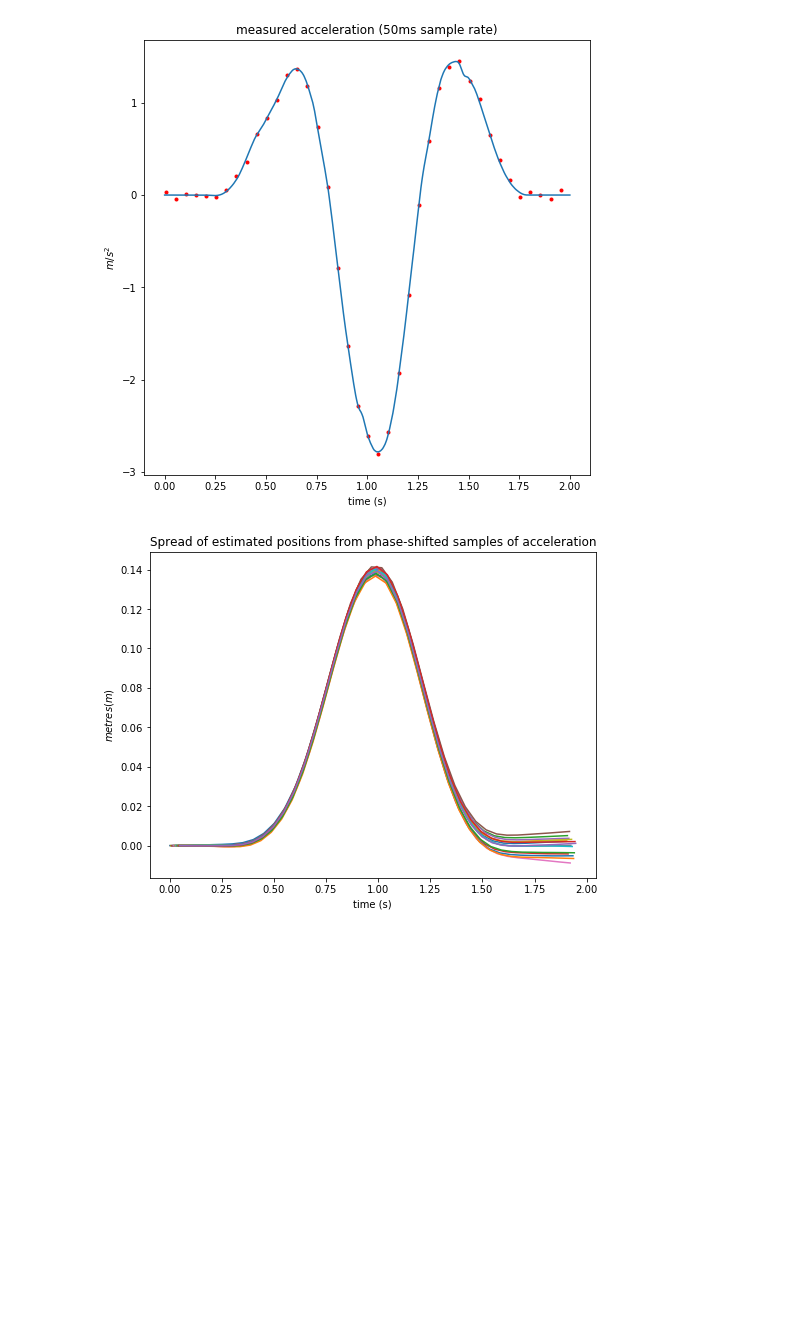
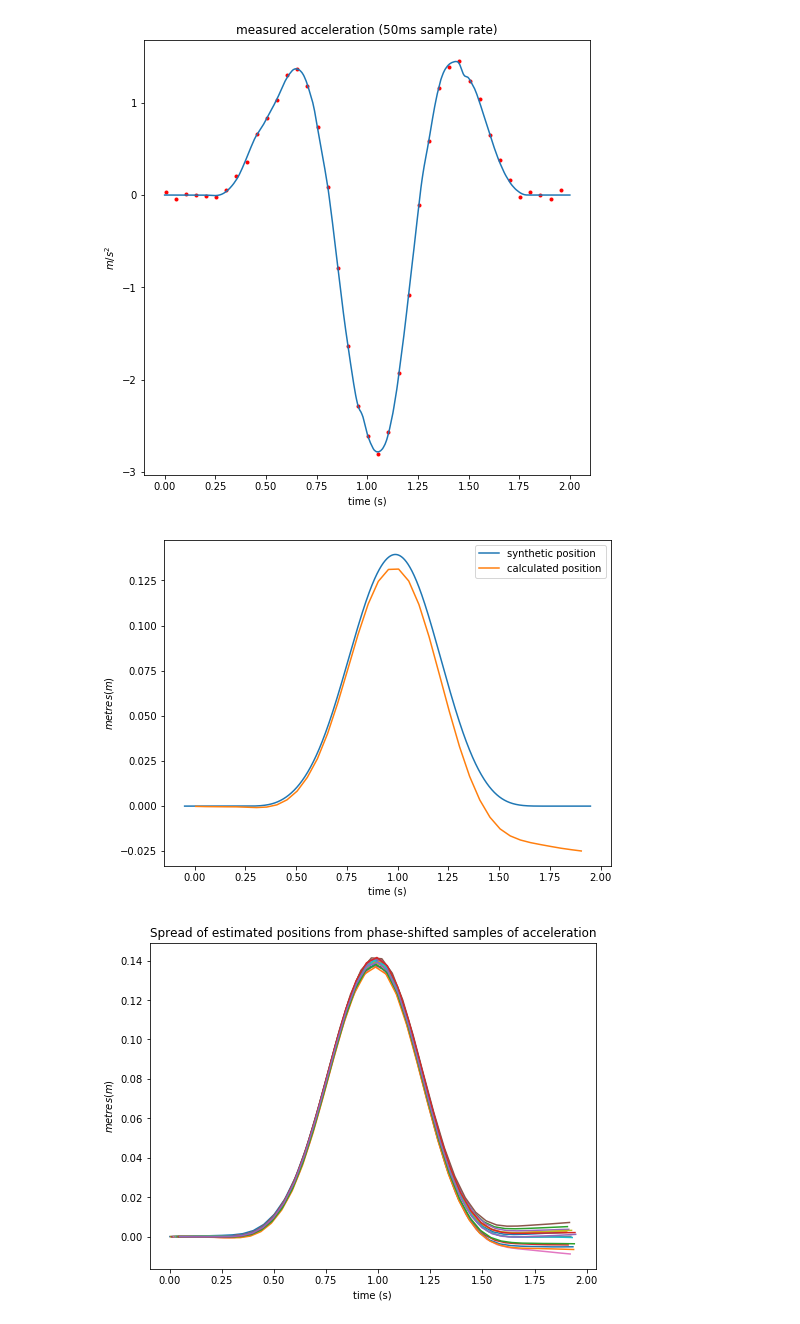
Before and after one commit to BeckaLawson/FootClearanceEstimation, a Jupyter notebook: notebooks/GenerateSimulateMotion.ipynb, the cells around one changed output. Saved outputs shown, nothing was run; the diff lists cells and outputs as text; code cells hidden in the pictures; blank space fills up the shorter version.

Commit message:
add mew figure of single reconstruction

```diff
--- a/notebooks/GenerateSimulateMotion.ipynb
+++ b/notebooks/GenerateSimulateMotion.ipynb
@@ -109,6 +109,23 @@ plt.ylabel("$m/s^2$")
 plt.title("measured acceleration (%dms sample rate)" % int(0.1*subsamplerate));
 # %% [output]
 [figure]
+# %%
+# Now consider the same data but with many different
+# sampling phases with sensor noise added
+plt.figure(figsize=(8,6), facecolor="white")
+subsamplerate = 500
+startsample = 45
+sacc = samplecurve(subsamplerate=subsamplerate, startsample=startsample, noisestd=0.05, precision=0.01)
+sacc["v"] = (sacc.a*sacc.t.diff().shift(-1)).cumsum()
+sacc["x"] = (sacc.v*sacc.t.diff().shift(-1)).cumsum()
+plt.plot(px.t - 0.05, px.x, label="synthetic position")
+plt.plot(sacc.t, sacc.x, label="calculated position")
+plt.xlabel("time (s)")
+plt.ylabel("$metres (m)$")
+plt.legend()
+None
+# %% [output]
+[figure, added]
 # %%
 # Now consider the same data but with many different
 # sampling phases with sensor noise added
```
